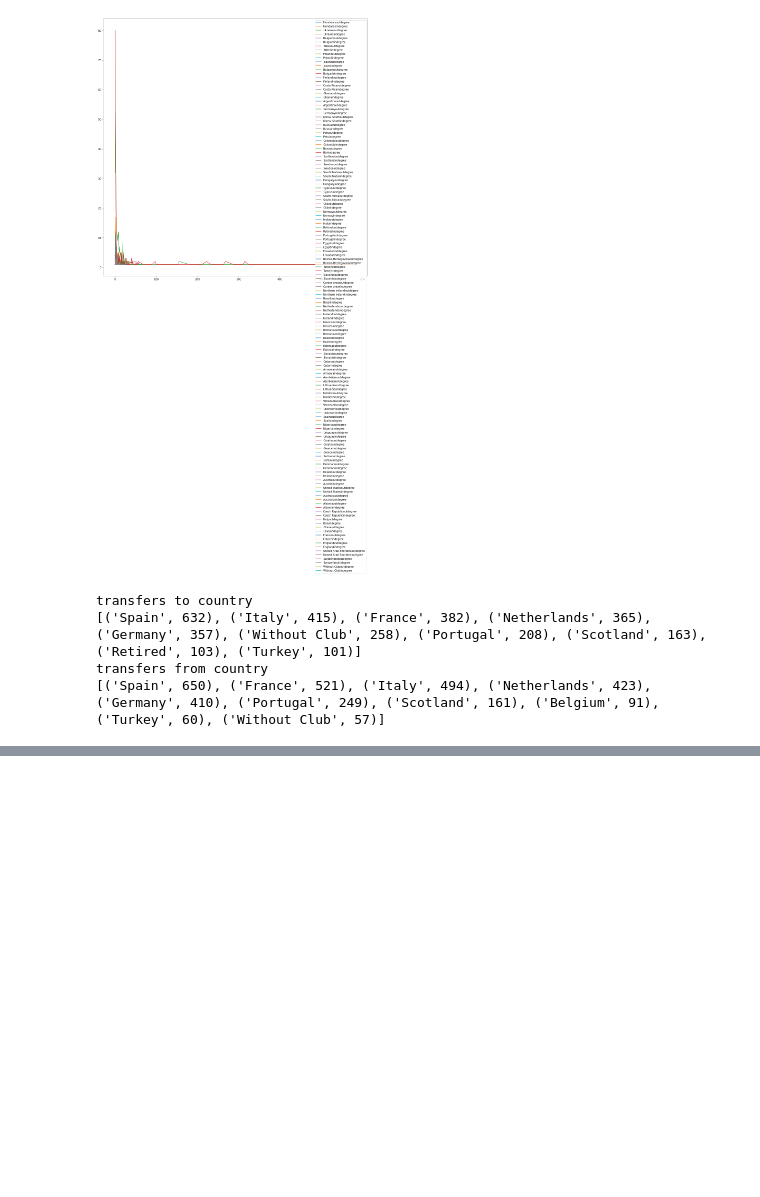
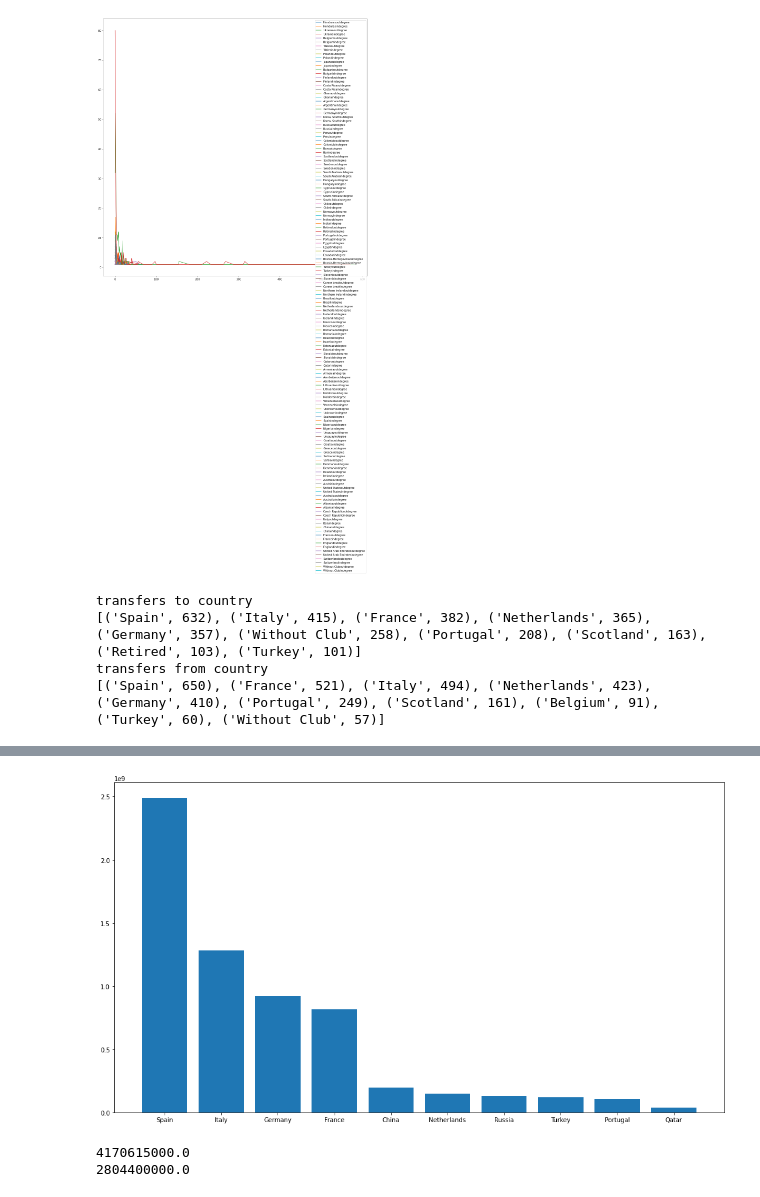
Before and after one commit to drykkur/SocGraphFinalP, a Jupyter notebook: socGraphFinalProj.ipynb, the cells around one changed output, grey strips where cells are left out. Drawn from its saved outputs; the diff is of its cells as text; code cells hidden in the pictures; blank space fills up the shorter version.

```diff
--- a/socGraphFinalProj.ipynb
+++ b/socGraphFinalProj.ipynb
@@ -156,0 +162,23 @@ plt.show()
+# %%
+nx.get_edge_attributes(G, 'fee')
+transferfeetocountry = dict()
+transferfeefromcountry = dict()
+for i in tmpset:
+    if i == 'England':
+        continue
+    tmpnodes = [x for x,y in G.nodes(data=True) if y['league']==i]
+    tmpfrom = [z['fee'] for f, t, z in G.edges(data=True) if f in tmpnodes]
+    transferfeefromcountry[i] = sum(tmpfrom)
+    tmpto = [z['fee'] for f, t, z in G.edges(data=True) if t in tmpnodes]
+    transferfeetocountry[i] = sum(tmpto)
+# %%
+counter = 0
+for x,y,z in G.edges(data=True):
+    counter+=1
+# %%
+sorted_tftc = sorted(transferfeetocountry.items(), key=lambda x:x[1], reverse=True)
+sorted_tffc = sorted(transferfeefromcountry.items(), key=lambda x:x[1], reverse=True)
+print('transfers to country')
+print(sorted_tftc[1:11])
+print('transfers from country')
+print(sorted_tffc[1:11])
@@ -156,0 +190,17 @@ plt.show()
+# %%
+x = []
+y = []
+for i in sorted_tftc[0:10]:
+    x.append(i[0])
+    y.append(i[1])
+fig = plt.figure("Top 10 countries buying players from the premier league, fee", figsize=(18, 10))
+plt.bar(x,y)
+plt.show()
+# %% [output]
+[figure, added]
+# %%
+print(transferfeefromcountry['Spain'])
+print(transferfeefromcountry['Italy'])
+# %% [output]
+4170615000.0
+2804400000.0
```
Also changed, not shown: parts of 7 cells of this notebook.
